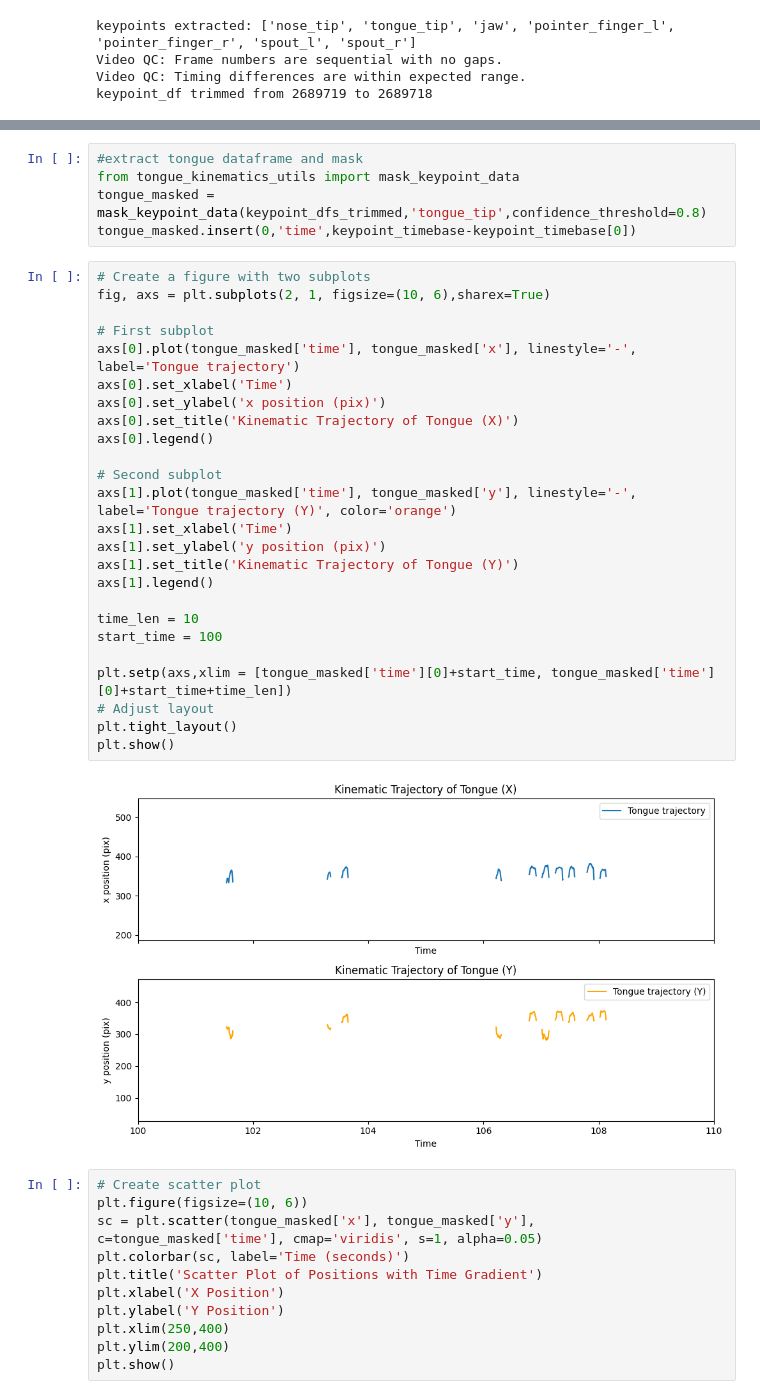
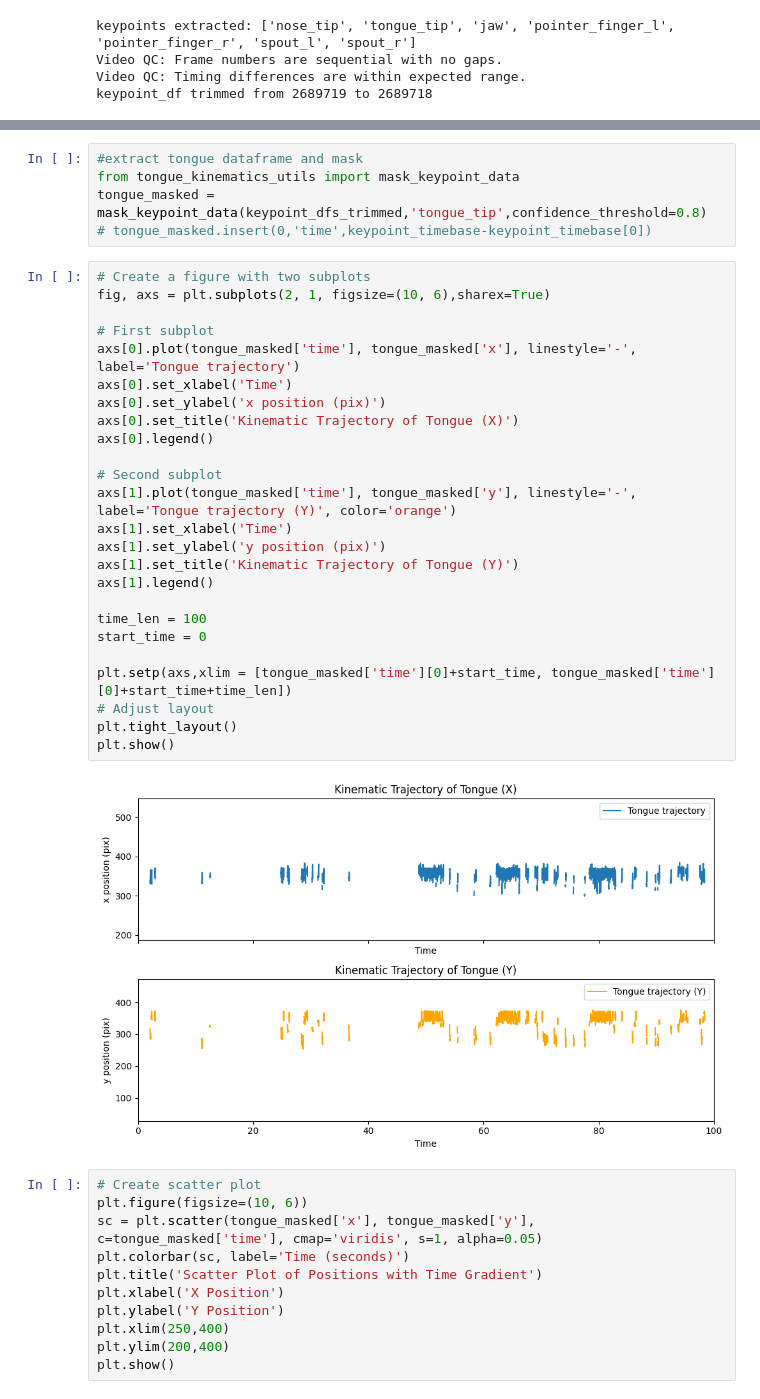
Before and after one commit to 1mattbecker/kinematics_analysis, a Jupyter notebook: code/tongue_kinematics.ipynb, the cells around one changed output, grey strips where cells are left out. Cells and saved outputs as stored; diff of their text form.

```diff
--- a/code/tongue_kinematics.ipynb
+++ b/code/tongue_kinematics.ipynb
@@ -41,34 +113,34 @@ keypoint_dfs_trimmed['tongue_tip'].head()
 #extract tongue dataframe and mask
 from tongue_kinematics_utils import mask_keypoint_data
 tongue_masked = mask_keypoint_data(keypoint_dfs_trimmed,'tongue_tip',confidence_threshold=0.8)
-tongue_masked.insert(0,'time',keypoint_timebase-keypoint_timebase[0])
+# tongue_masked.insert(0,'time',keypoint_timebase-keypoint_timebase[0])
 # %%
 # Create a figure with two subplots
 fig, axs = plt.subplots(2, 1, figsize=(10, 6),sharex=True)
 
 # First subplot
 axs[0].plot(tongue_masked['time'], tongue_masked['x'], linestyle='-', label='Tongue trajectory')
 axs[0].set_xlabel('Time')
 axs[0].set_ylabel('x position (pix)')
 axs[0].set_title('Kinematic Trajectory of Tongue (X)')
 axs[0].legend()
 
 # Second subplot
 axs[1].plot(tongue_masked['time'], tongue_masked['y'], linestyle='-', label='Tongue trajectory (Y)', color='orange')
 axs[1].set_xlabel('Time')
 axs[1].set_ylabel('y position (pix)')
 axs[1].set_title('Kinematic Trajectory of Tongue (Y)')
 axs[1].legend()
 
-time_len = 10
-start_time = 100
+time_len = 100
+start_time = 0
 
 plt.setp(axs,xlim = [tongue_masked['time'][0]+start_time, tongue_masked['time'][0]+start_time+time_len])
 # Adjust layout
 plt.tight_layout()
 plt.show()
 # %% [output]
-[figure, old version]
+[figure, new version]
 # %%
 # Create scatter plot
 plt.figure(figsize=(10, 6))
```
Also changed, not shown: parts of 3 cells of this notebook.
